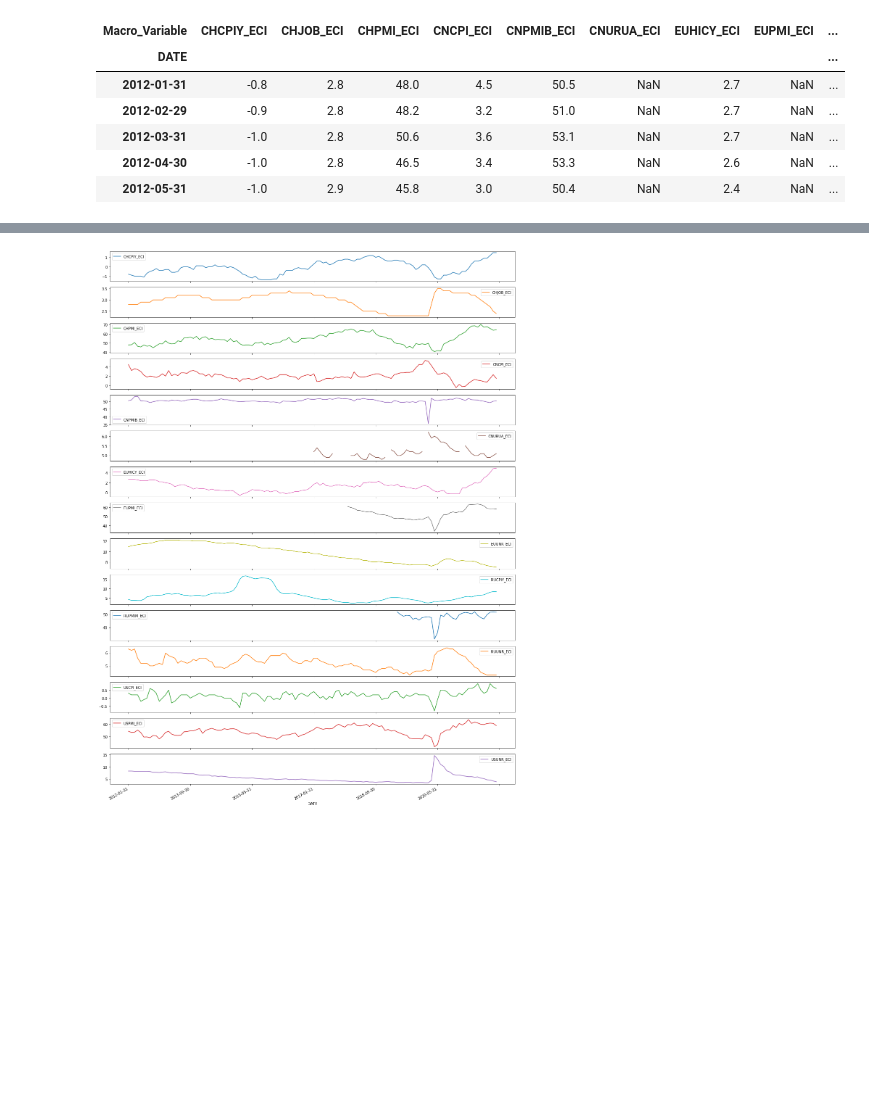
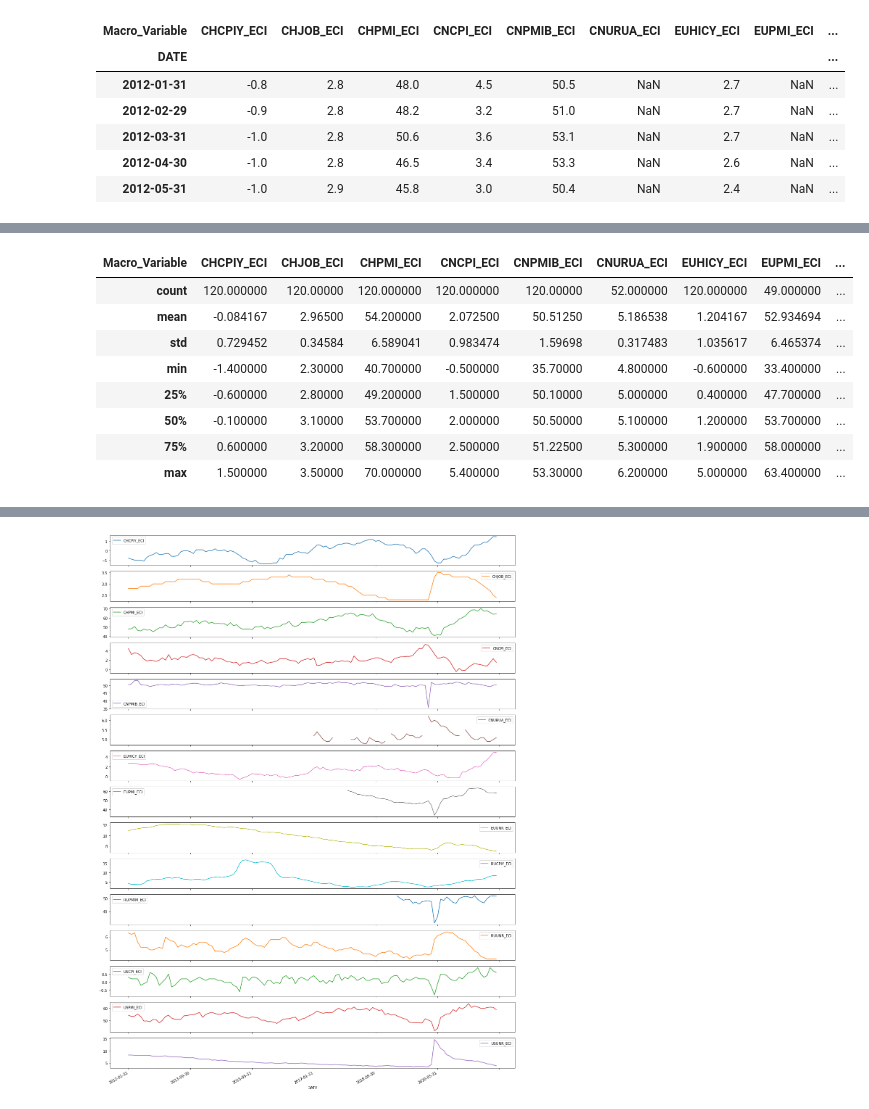
Before and after one commit to Liomat97/AQM, a Jupyter notebook: AQM_Analyse.ipynb, the cells around one changed output, grey strips where cells are left out. Saved outputs shown, nothing was run; the diff lists cells and outputs as text; code cells hidden in the pictures; blank space fills up the shorter version.

```diff
--- a/AQM_Analyse.ipynb
+++ b/AQM_Analyse.ipynb
@@ -106,0 +103,12 @@ Commodities.head()
+# %%
+macro_data.describe()
+# %% [output]
+| Macro_Variable | CHCPIY_ECI | CHJOB_ECI | CHPMI_ECI | CNCPI_ECI | CNPMIB_ECI | CNURUA_ECI | EUHICY_ECI | EUPMI_ECI | ... |
+| count | 120.000000 | 120.00000 | 120.000000 | 120.000000 | 120.00000 | 52.000000 | 120.000000 | 49.000000 | ... |
+| mean | -0.084167 | 2.96500 | 54.200000 | 2.072500 | 50.51250 | 5.186538 | 1.204167 | 52.934694 | ... |
+| std | 0.729452 | 0.34584 | 6.589041 | 0.983474 | 1.59698 | 0.317483 | 1.035617 | 6.465374 | ... |
+| min | -1.400000 | 2.30000 | 40.700000 | -0.500000 | 35.70000 | 4.800000 | -0.600000 | 33.400000 | ... |
+| 25% | -0.600000 | 2.80000 | 49.200000 | 1.500000 | 50.10000 | 5.000000 | 0.400000 | 47.700000 | ... |
+| 50% | -0.100000 | 3.10000 | 53.700000 | 2.000000 | 50.50000 | 5.100000 | 1.200000 | 53.700000 | ... |
+| 75% | 0.600000 | 3.20000 | 58.300000 | 2.500000 | 51.22500 | 5.300000 | 1.900000 | 58.000000 | ... |
+| max | 1.500000 | 3.50000 | 70.000000 | 5.400000 | 53.30000 | 6.200000 | 5.000000 | 63.400000 | ... |
```
Also changed, not shown: parts of 4 cells of this notebook.
